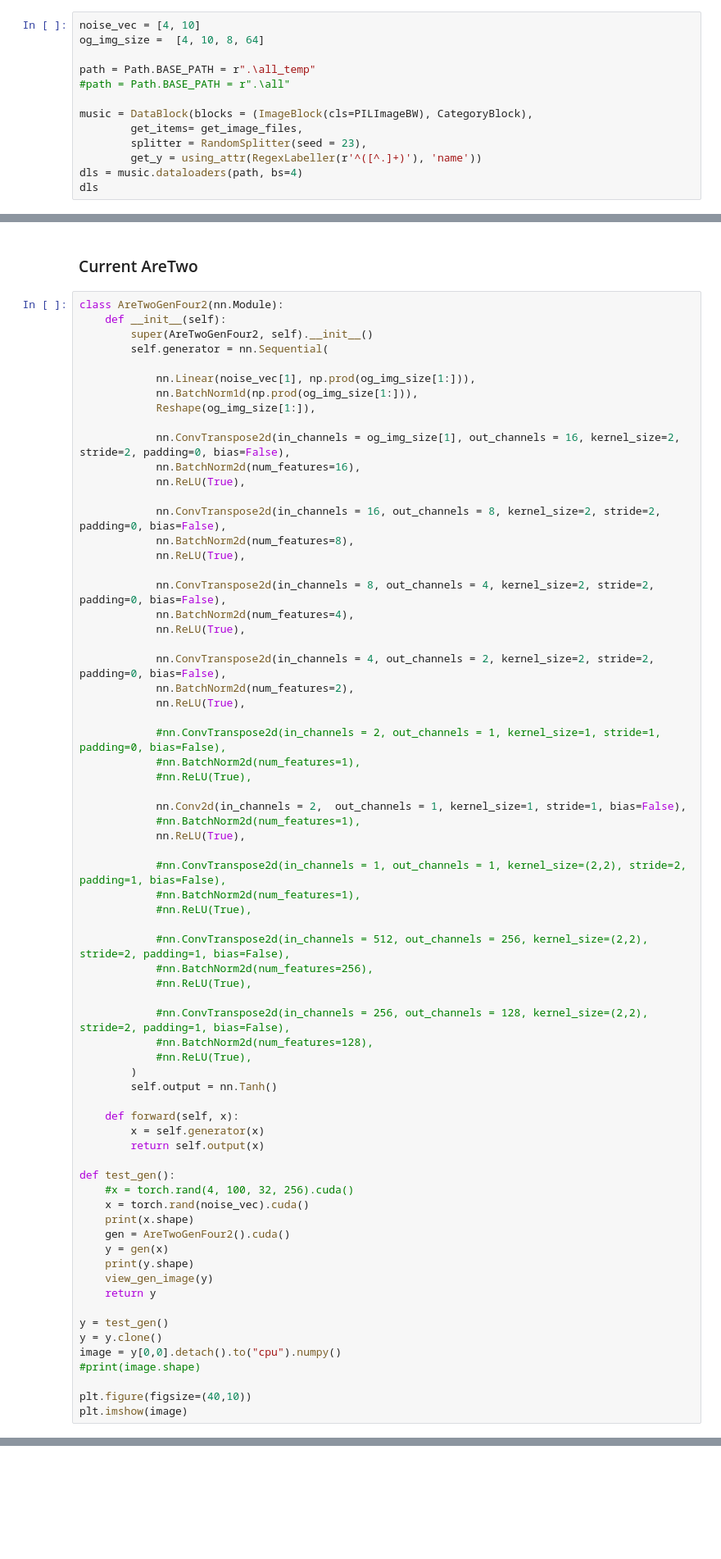
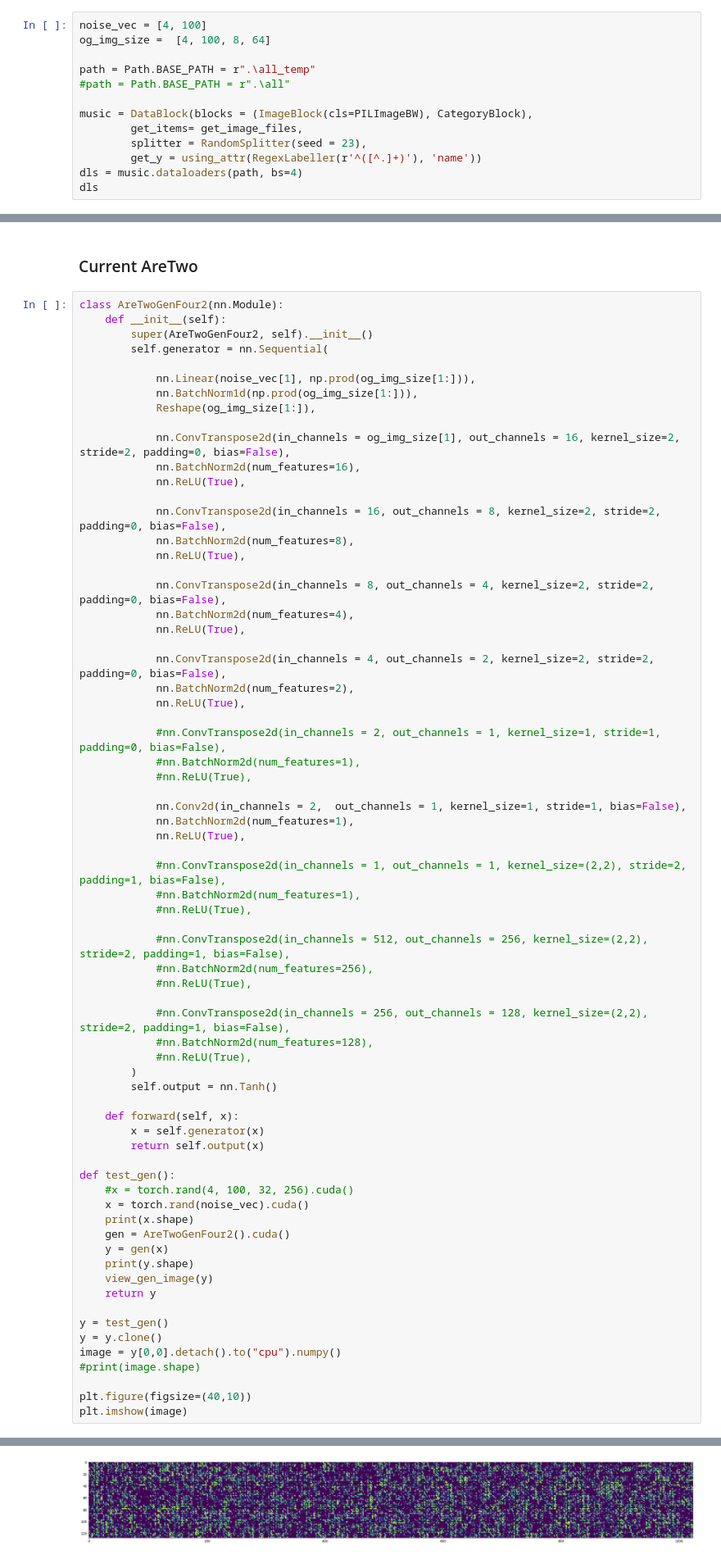
Before and after one commit to zeusgedofdata/ml_expore, a Jupyter notebook: SpectroGanWorking.ipynb, the cells around one changed output, grey strips where cells are left out. Shown at 82% size. Drawn from its saved outputs; the diff is of its cells as text; blank space fills up the shorter version.

```diff
--- a/SpectroGanWorking.ipynb
+++ b/SpectroGanWorking.ipynb
@@ -40,8 +40,8 @@ import IPython.display as ipd
 import soundfile as sf
 import random
 # %%
-noise_vec = [4, 10]
-og_img_size =  [4, 10, 8, 64]
+noise_vec = [4, 100]
+og_img_size =  [4, 100, 8, 64]
 
 path = Path.BASE_PATH = r".\all_temp"
 #path = Path.BASE_PATH = r".\all"
@@ -345,7 +367,7 @@ class AreTwoGenFour2(nn.Module):
             #nn.ReLU(True),
 
             nn.Conv2d(in_channels = 2,  out_channels = 1, kernel_size=1, stride=1, bias=False),
-            #nn.BatchNorm2d(num_features=1),
+            nn.BatchNorm2d(num_features=1),
             nn.ReLU(True),
 
             #nn.ConvTranspose2d(in_channels = 1, out_channels = 1, kernel_size=(2,2), stride=2, padding=1, bias=False),
@@ -383,3 +405,4 @@ image = y[0,0].detach().to("cpu").numpy()
 
 plt.figure(figsize=(40,10))
 plt.imshow(image)
+# %% [output]
@@ -385,0 +412 @@ plt.imshow(image)
+[figure, added]
```
Also changed, not shown: parts of 8 cells of this notebook.
